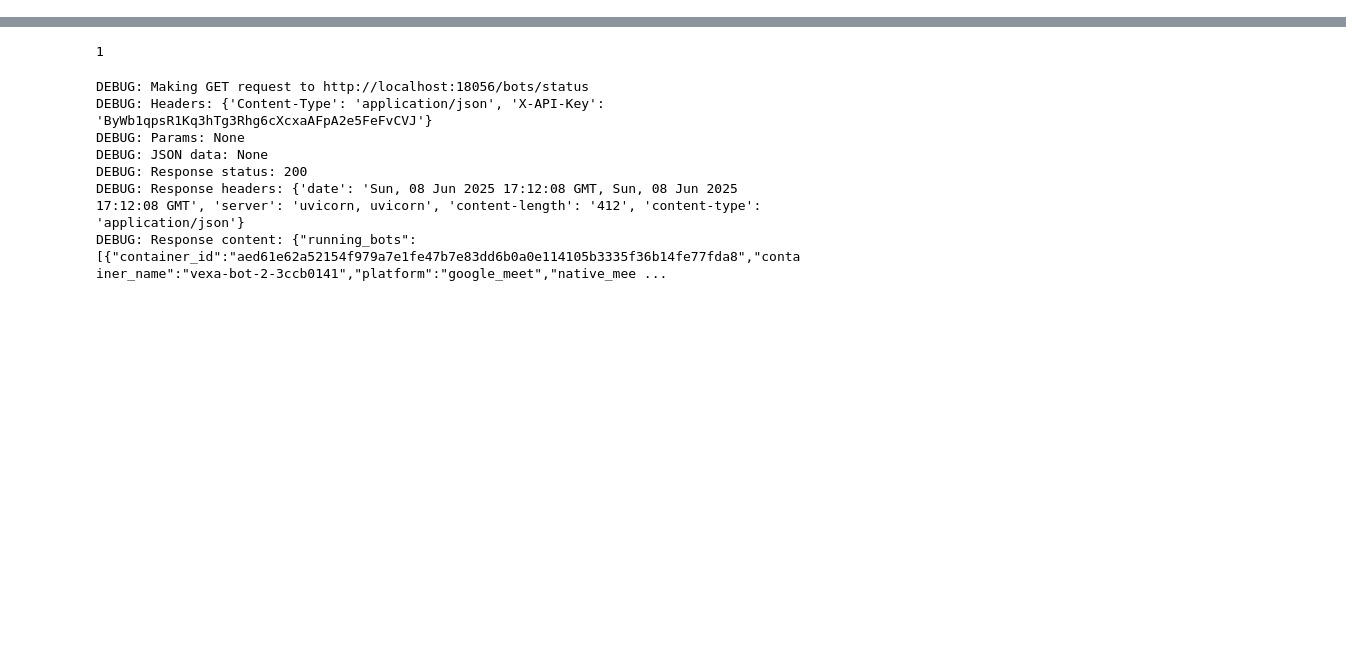
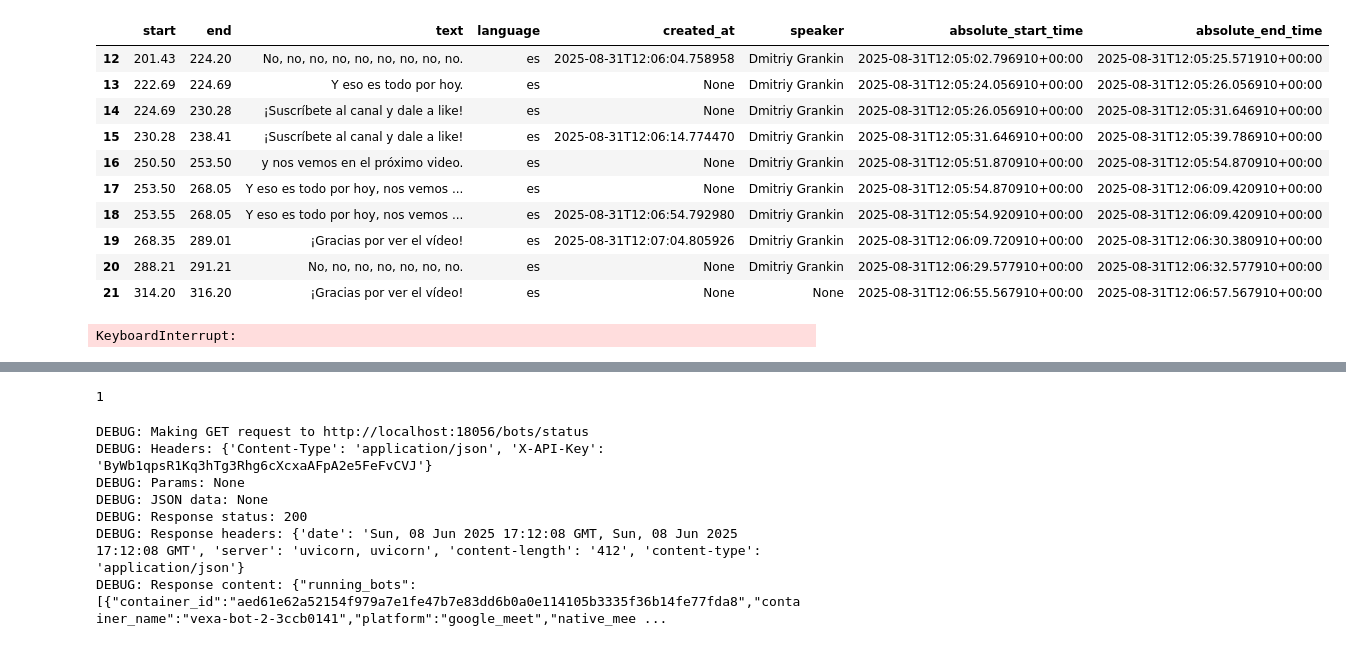
Before and after one commit to twentysixlabs/healthnotes-bot, a Jupyter notebook: tests.ipynb, the cells around one changed output, grey strips where cells are left out. Saved outputs shown, nothing was run; the diff lists cells and outputs as text; code cells hidden in the pictures; blank space fills up the shorter version.

```diff
--- a/tests.ipynb
+++ b/tests.ipynb
@@ -108,3 +108,23 @@ user_id
+# %%
+while True:
+    transcript = client.get_transcript(native_meeting_id=native_meeting_id,platform='google_meet')
+    df = pd.DataFrame(transcript['segments'])#.sort_values(['created_at','start'])#.drop_duplicates('start',keep='last')
+    clear_output()
+    display(df.sort_values('absolute_start_time').tail(10))
+    time.sleep(1)
+# %% [output]
+|  | start | end | text | language | created_at | speaker | absolute_start_time | absolute_end_time |
+| 12 | 201.43 | 224.20 | No, no, no, no, no, no, no, no, no. | es | 2025-08-31T12:06:04.758958 | Dmitriy Grankin | 2025-08-31T12:05:02.796910+00:00 | 2025-08-31T12:05:25.571910+00:00 |
+| 13 | 222.69 | 224.69 | Y eso es todo por hoy. | es | None | Dmitriy Grankin | 2025-08-31T12:05:24.056910+00:00 | 2025-08-31T12:05:26.056910+00:00 |
+| 14 | 224.69 | 230.28 | ¡Suscríbete al canal y dale a like! | es | None | Dmitriy Grankin | 2025-08-31T12:05:26.056910+00:00 | 2025-08-31T12:05:31.646910+00:00 |
+| 15 | 230.28 | 238.41 | ¡Suscríbete al canal y dale a like! | es | 2025-08-31T12:06:14.774470 | Dmitriy Grankin | 2025-08-31T12:05:31.646910+00:00 | 2025-08-31T12:05:39.786910+00:00 |
+| 16 | 250.50 | 253.50 | y nos vemos en el próximo video. | es | None | Dmitriy Grankin | 2025-08-31T12:05:51.870910+00:00 | 2025-08-31T12:05:54.870910+00:00 |
+| 17 | 253.50 | 268.05 | Y eso es todo por hoy, nos vemos ... | es | None | Dmitriy Grankin | 2025-08-31T12:05:54.870910+00:00 | 2025-08-31T12:06:09.420910+00:00 |
+| 18 | 253.55 | 268.05 | Y eso es todo por hoy, nos vemos ... | es | 2025-08-31T12:06:54.792980 | Dmitriy Grankin | 2025-08-31T12:05:54.920910+00:00 | 2025-08-31T12:06:09.420910+00:00 |
+| 19 | 268.35 | 289.01 | ¡Gracias por ver el vídeo! | es | 2025-08-31T12:07:04.805926 | Dmitriy Grankin | 2025-08-31T12:06:09.720910+00:00 | 2025-08-31T12:06:30.380910+00:00 |
+| 20 | 288.21 | 291.21 | No, no, no, no, no, no, no. | es | None | Dmitriy Grankin | 2025-08-31T12:06:29.577910+00:00 | 2025-08-31T12:06:32.577910+00:00 |
+| 21 | 314.20 | 316.20 | ¡Gracias por ver el vídeo! | es | None | None | 2025-08-31T12:06:55.567910+00:00 | 2025-08-31T12:06:57.567910+00:00 |
+KeyboardInterrupt:
 # %%
 while True:
     transcript = client.get_transcript(native_meeting_id=native_meeting_id,platform='google_meet')
```
Also changed, not shown: parts of 8 cells of this notebook, 6 other files.
